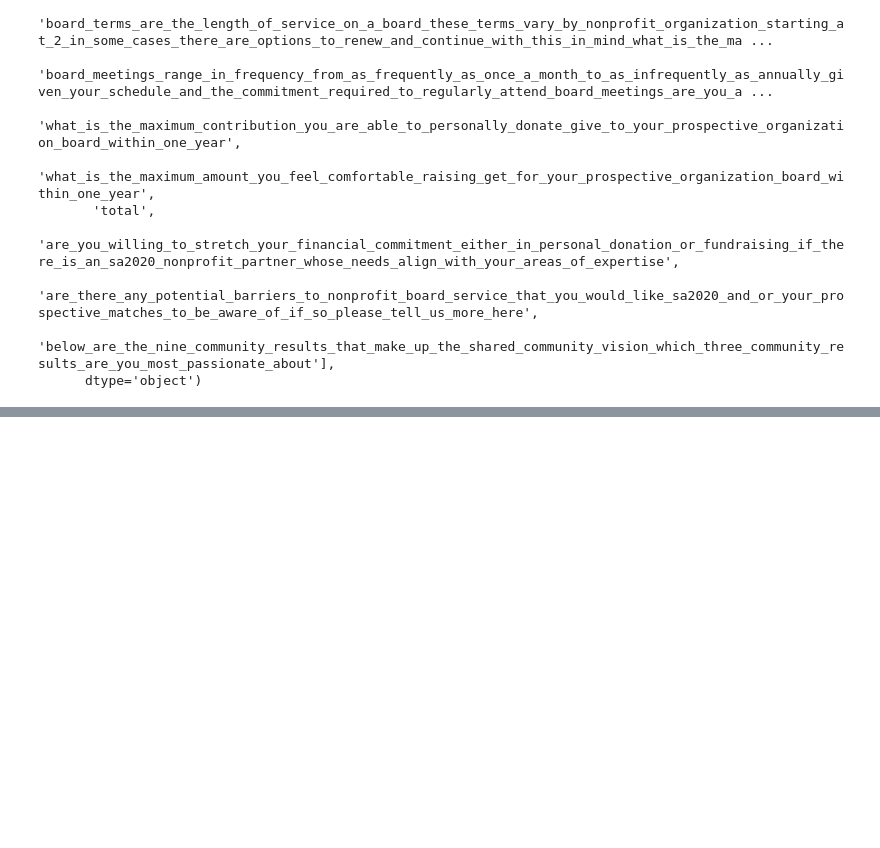
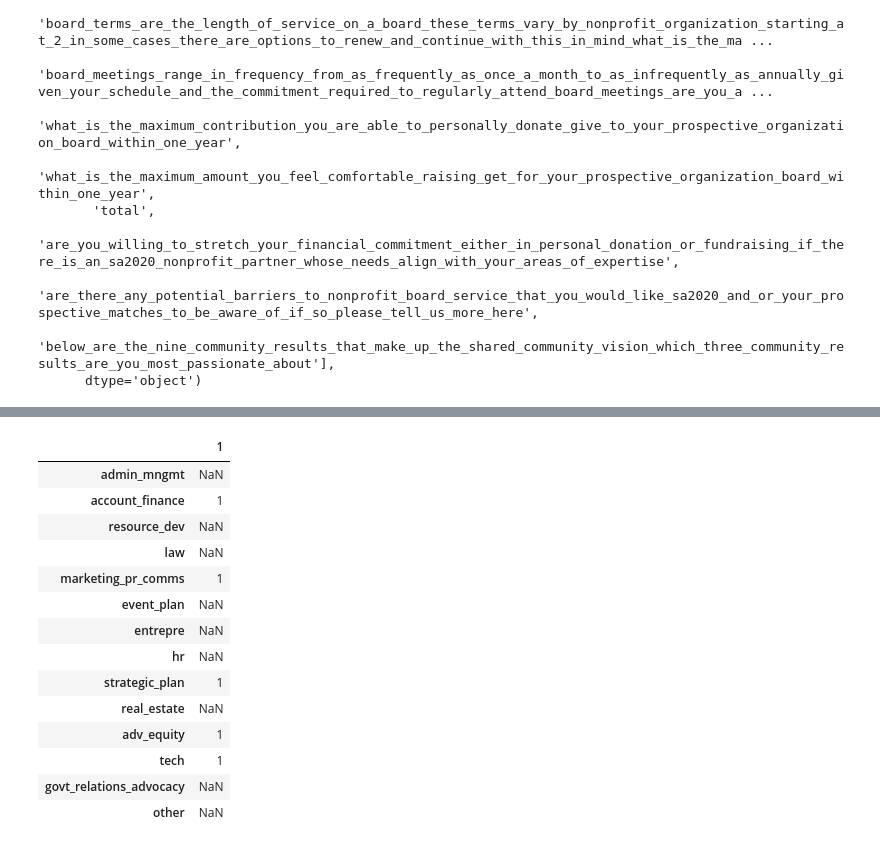
Before and after one commit to misty-garcia/sa2020_tbg, a Jupyter notebook: the_board_game.ipynb, the cells around one changed output, grey strips where cells are left out. Saved outputs shown, nothing was run; the diff lists cells and outputs as text; code cells hidden in the pictures; blank space fills up the shorter version.

```diff
--- a/the_board_game.ipynb
+++ b/the_board_game.ipynb
@@ -133,0 +165,19 @@ for col in df_board.columns:
+# %%
+#expertise
+df_board [df_board.nonprofit == 'Any Baby Can'].T.iloc[9:23]
+# %% [output]
+|  | 1 |
+| admin_mngmt | NaN |
+| account_finance | 1 |
+| resource_dev | NaN |
+| law | NaN |
+| marketing_pr_comms | 1 |
+| event_plan | NaN |
+| entrepre | NaN |
+| hr | NaN |
+| strategic_plan | 1 |
+| real_estate | NaN |
+| adv_equity | 1 |
+| tech | 1 |
+| govt_relations_advocacy | NaN |
+| other | NaN |
```
Also changed, not shown: parts of 16 cells of this notebook.
